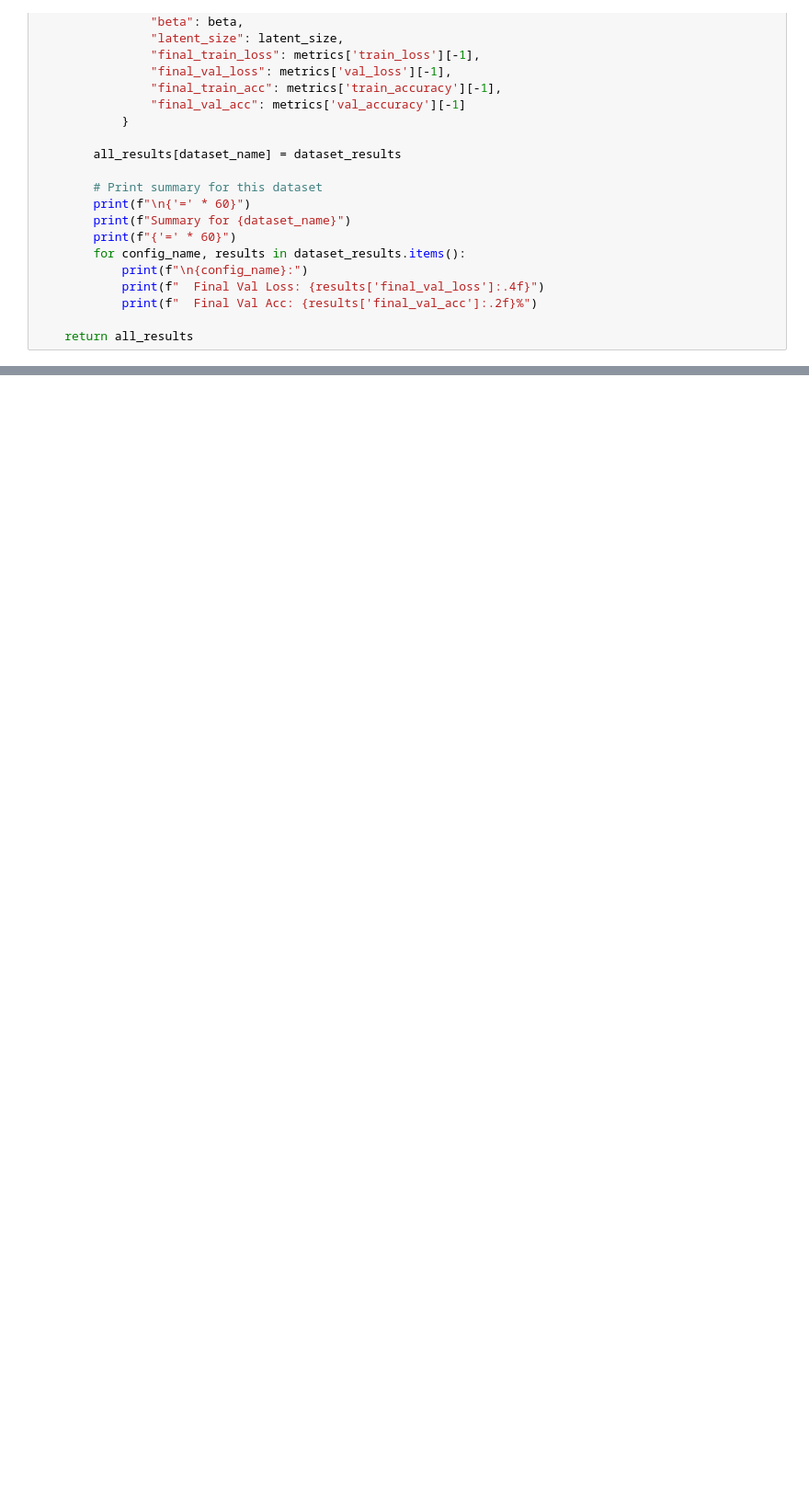
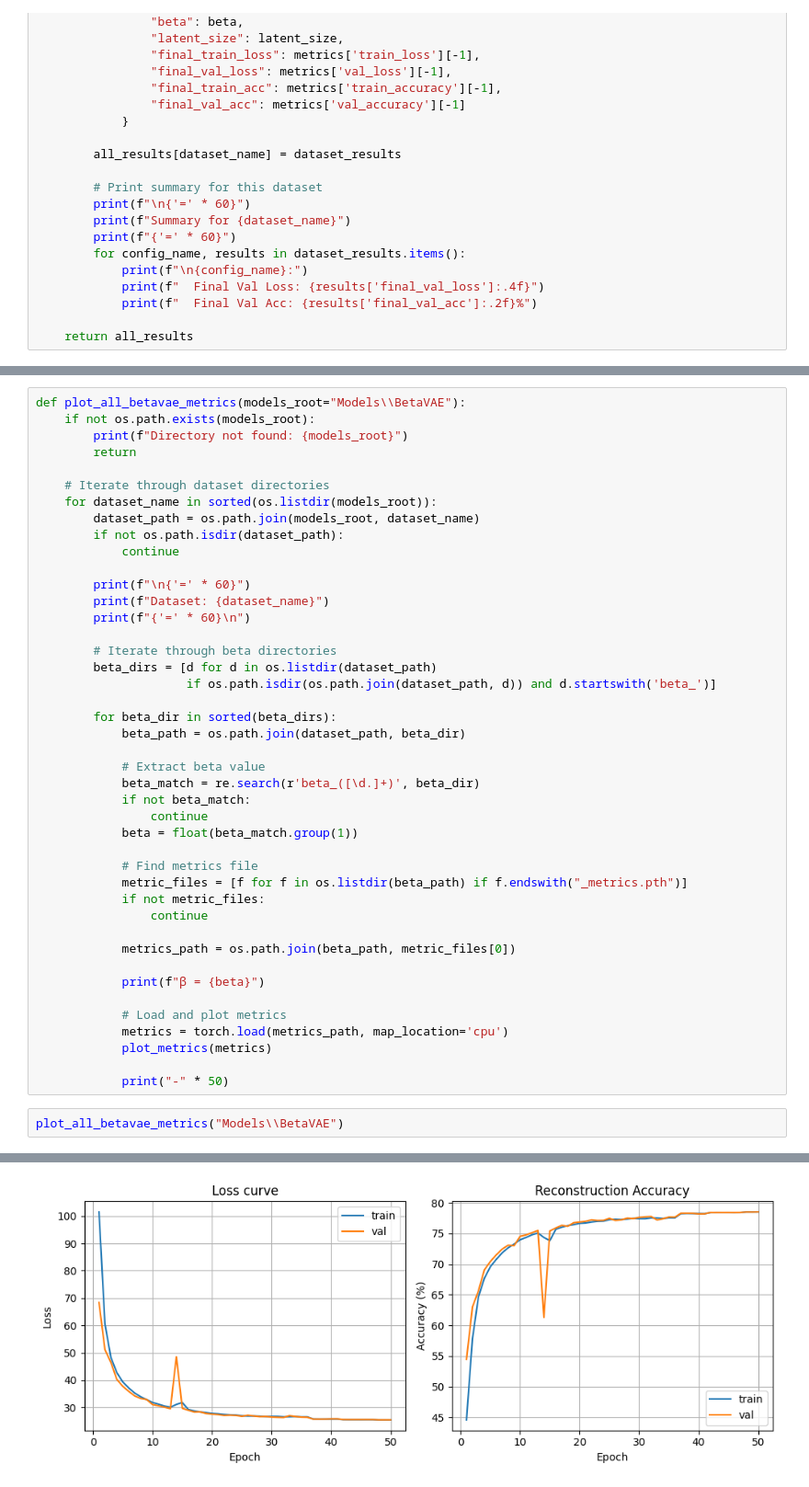
Before and after one commit to SimonPlazar/Napredne-Arhitekture-in-Ucenje-Globokih-Nevronskih-Mrez, a Jupyter notebook: NAiUGNM-V2/samokokodirniki.ipynb, the cells around one changed output, grey strips where cells are left out. Shown at 92% size. Drawn from its saved outputs; the diff is of its cells as text; blank space fills up the shorter version.

```diff
--- a/NAiUGNM-V2/samokokodirniki.ipynb
+++ b/NAiUGNM-V2/samokokodirniki.ipynb
@@ -1011,0 +998,46 @@ all_test_results = test_all_models(
+# %%
+def plot_all_betavae_metrics(models_root="Models\\BetaVAE"):
+    if not os.path.exists(models_root):
+        print(f"Directory not found: {models_root}")
+        return
+
+    # Iterate through dataset directories
+    for dataset_name in sorted(os.listdir(models_root)):
+        dataset_path = os.path.join(models_root, dataset_name)
+        if not os.path.isdir(dataset_path):
+            continue
+
+        print(f"\n{'=' * 60}")
+        print(f"Dataset: {dataset_name}")
+        print(f"{'=' * 60}\n")
+
+        # Iterate through beta directories
+        beta_dirs = [d for d in os.listdir(dataset_path)
+                     if os.path.isdir(os.path.join(dataset_path, d)) and d.startswith('beta_')]
+
+        for beta_dir in sorted(beta_dirs):
+            beta_path = os.path.join(dataset_path, beta_dir)
+
+            # Extract beta value
+            beta_match = re.search(r'beta_([\d.]+)', beta_dir)
+            if not beta_match:
+                continue
+            beta = float(beta_match.group(1))
+
+            # Find metrics file
+            metric_files = [f for f in os.listdir(beta_path) if f.endswith("_metrics.pth")]
+            if not metric_files:
+                continue
+
+            metrics_path = os.path.join(beta_path, metric_files[0])
+
+            print(f"β = {beta}")
+
+            # Load and plot metrics
+            metrics = torch.load(metrics_path, map_location='cpu')
+            plot_metrics(metrics)
+
+            print("-" * 50)
+# %%
+plot_all_betavae_metrics("Models\\BetaVAE")
+# %% [output]
@@ -1011,0 +1049 @@ all_test_results = test_all_models(
+[figure, added]
```
Also changed, not shown: parts of 8 cells of this notebook, 30 other files.
